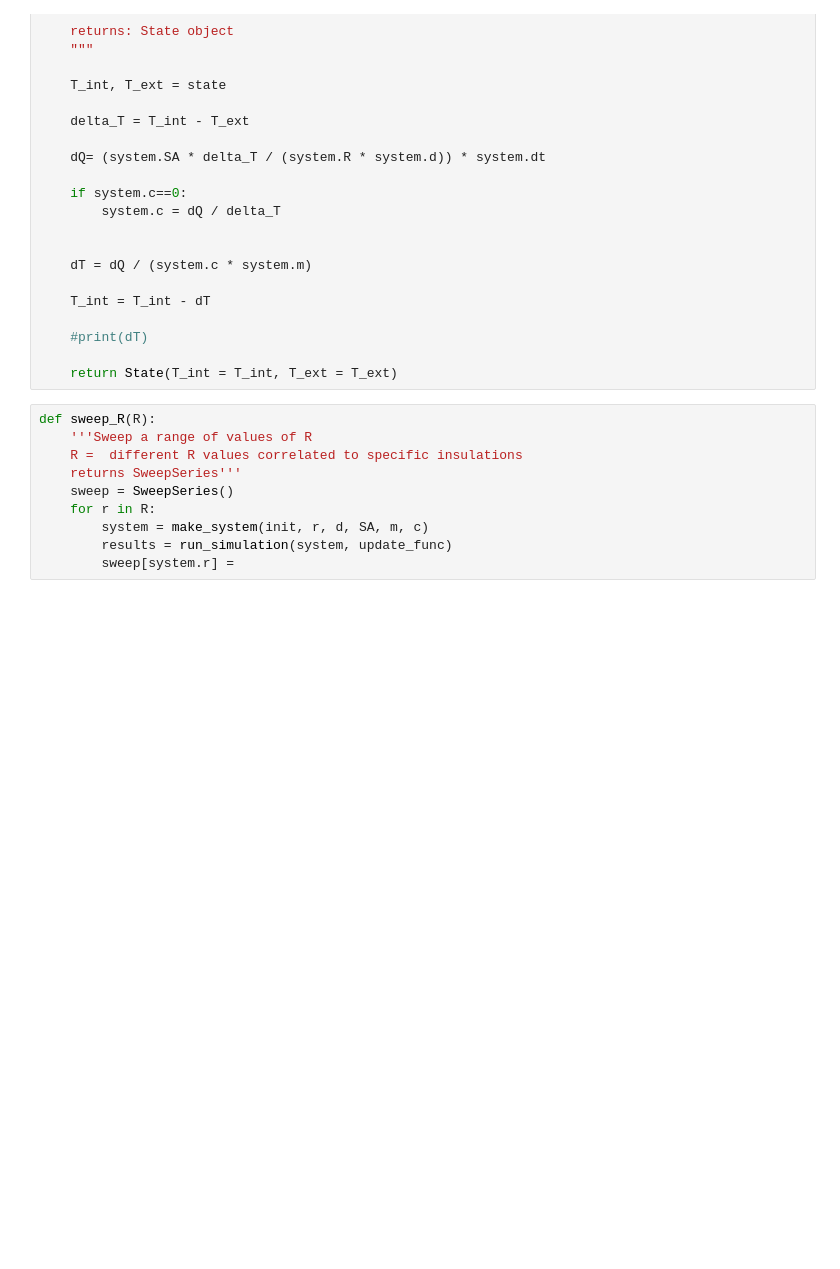
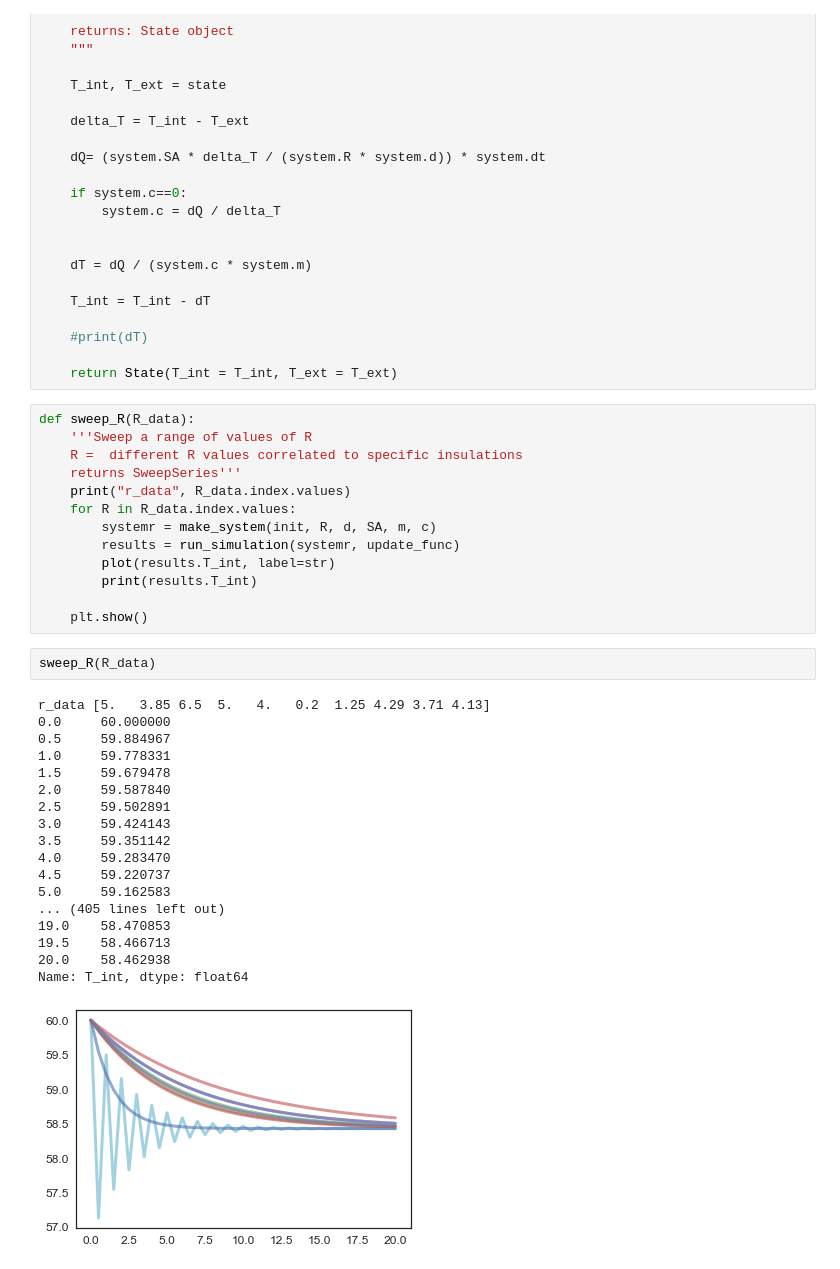
Before and after one commit to cwilklow/insulator, a Jupyter notebook: Insulator.ipynb, the cells around one changed output. Saved outputs shown, nothing was run; the diff lists cells and outputs as text; blank space fills up the shorter version.

Commit message:
sweeping works

```diff
--- a/Insulator.ipynb
+++ b/Insulator.ipynb
@@ -169,15 +161,39 @@ def update_func(state, t, system):
 
     return State(T_int = T_int, T_ext = T_ext)
 # %%
-def sweep_R(R):
+def sweep_R(R_data):
     '''Sweep a range of values of R
     R =  different R values correlated to specific insulations
     returns SweepSeries'''
-    sweep = SweepSeries()
-    for r in R:
-        system = make_system(init, r, d, SA, m, c)
-        results = run_simulation(system, update_func)
-        sweep[system.r] =
+    print("r_data", R_data.index.values)
+    for R in R_data.index.values:
+        systemr = make_system(init, R, d, SA, m, c)
+        results = run_simulation(systemr, update_func)
+        plot(results.T_int, label=str)
+        print(results.T_int)
+
+    plt.show()
+# %%
+sweep_R(R_data)
+# %% [output]
+r_data [5.   3.85 6.5  5.   4.   0.2  1.25 4.29 3.71 4.13]
+0.0     60.000000
+0.5     59.884967
+1.0     59.778331
+1.5     59.679478
+2.0     59.587840
+2.5     59.502891
+3.0     59.424143
+3.5     59.351142
+4.0     59.283470
+4.5     59.220737
+5.0     59.162583
+... (405 lines left out)
+19.0    58.470853
+19.5    58.466713
+20.0    58.462938
+Name: T_int, dtype: float64
+[figure, added]
 # %%
 update_func(system.init, system.t0, system)
 # %% [output]
```
Also changed, not shown: parts of 6 cells of this notebook.
